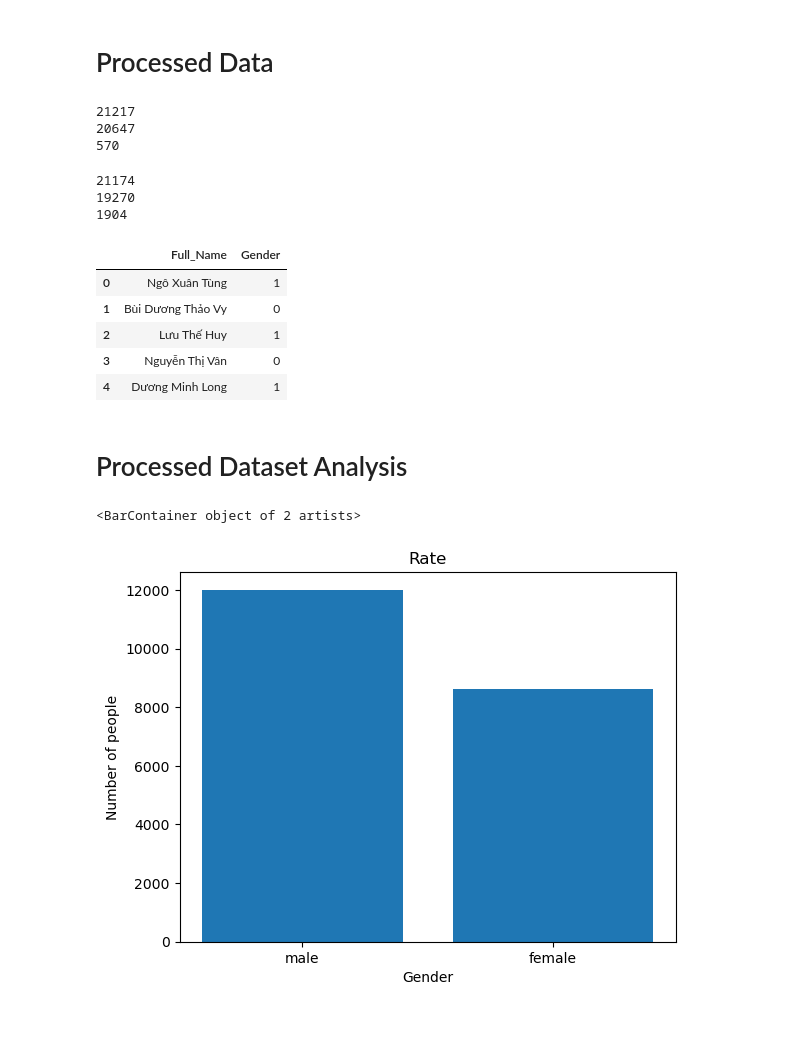
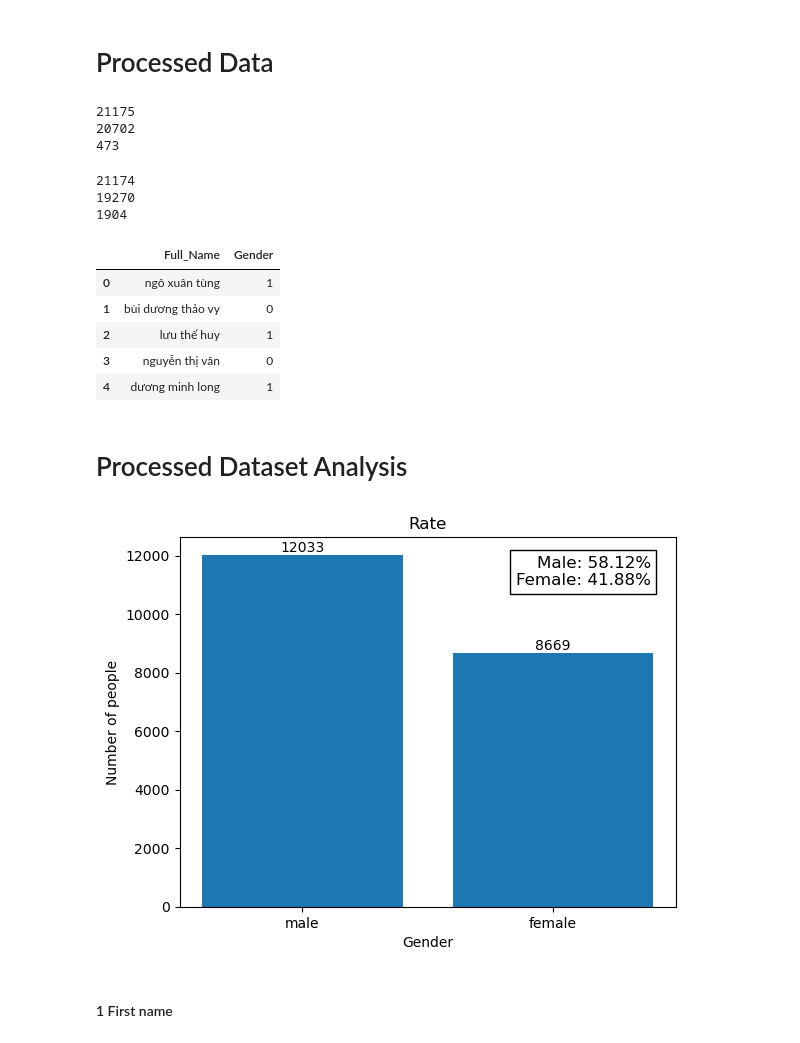
Before and after one commit to namhainguyen2803/The-Mr.-or-Ms.-Dilemma-Can-You-Guess-Them-All, a Jupyter notebook: GenderPrediction/dataset/Data.ipynb, the cells around one changed output. Cells and saved outputs as stored; diff of their text form; code cells hidden in the pictures.

```diff
--- a/GenderPrediction/dataset/Data.ipynb
+++ b/GenderPrediction/dataset/Data.ipynb
@@ -48,8 +48,10 @@ for fname, gender in zip(df1["Full_Name"], df1["Gender"]):
     fname_lst = fname.split()
     if len(fname_lst) > 1:
         fn = " ".join([word.strip() for word in fname_lst])
-        data2["Full_Name"].append(fn)
+        data2["Full_Name"].append(fn.lower())
         data2["Gender"].append(gender)
+    else:
+        print(fname)
 df2 = pd.DataFrame(data2)
-df2
+df2 = df2.drop_duplicates()
 # %% [output]
@@ -96,11 +97,10 @@ with open(origin + "The-Mr.-or-Ms.-Dilemma-Can-You-Guess-Them-All/GenderPredicti
         viword.append(l)
   # Dictionary is lack of Vietnamese words. So, add more vietnamese word to dictionary to do not remove sounded-vietnamese words.
   # But there are a lot word I can not check local vietnamese words, last name,
-  viword += ["nguyễn", "phan", "vy", "khưu","huế","duyến","thuân","my","ý","vủ","huyến","khỡi","liểu","nhiền",
-            "nhộc","sỹ","thấn","luyển","thũ","thuy","vỹ","duẩn","bữu","dủ","voòng","thuấn","mỵ","tìa","sỷ"]
+  viword += ["nguyễn", "phan", "vy", "khưu","huế","duyến","thuân","my","ý","vủ","huyến","khỡi","liểu","nhiền","kiễu","bim","điễm","diểm","nhực","vỷ","tạn","riêm","oánh",
+            "nhộc","sỹ","thấn","luyển","thũ","thuy","vỹ","duẩn","bữu","dủ","voòng","thuấn","mỵ","tìa","sỷ","thy","huẩn","xiêng","diển","vỵ","hửu","tiển","toản","mỷ","vỉnh"]
   # Besides, we still do not ensure that all non-vietnamese words are removed when non-vietnamese is in dictionary (dictionary error, human error)
 viword =sorted(set(viword)) # remove duplicate words then sort
-print(len(viword))
-# viword
+print("unique words in dictionary",len(viword))
 # if l not in "abcdefghijklmnopqrstvwuxyz":
 # %% [output]
@@ -316,7 +304,7 @@ print(len(full_name))
 print(len(final_data["Full_Name"]))
 print(len(rm))
 # %% [output]
-21217
-20647
-570
+21175
+20702
+473
 # %%
@@ -334,11 +323,11 @@ df_final.to_csv(file_path,index=False, sep=',')
 df_final.head()
 # %% [output]
 |  | Full_Name | Gender |
-| 0 | Ngô Xuân Tùng | 1 |
-| 1 | Bùi Dương Thảo Vy | 0 |
-| 2 | Lưu Thế Huy | 1 |
-| 3 | Nguyễn Thị Vân | 0 |
-| 4 | Dương Minh Long | 1 |
+| 0 | ngô xuân tùng | 1 |
+| 1 | bùi dương thảo vy | 0 |
+| 2 | lưu thế huy | 1 |
+| 3 | nguyễn thị vân | 0 |
+| 4 | dương minh long | 1 |
 # %%
 # print(rm)
 # %% [markdown]
@@ -358,8 +347,24 @@ no = [male, female]
 # %%
 plt.xlabel('Gender')
 plt.ylabel('Number of people')
 plt.title('Rate')
 plt.bar(sex, no)
+# Add value labels on top of the bars
+for i in range(len(no)):
+    plt.text(i, no[i], str(no[i]), ha='center', va='bottom')
+
+total = sum(no)
+percent_male = (male / total) * 100
+percent_female = (female / total) * 100
+
+# Add legend with percentage information
+text_box = f"Male: {percent_male:.2f}%\nFemale: {percent_female:.2f}%"
+plt.text(0.95, 0.95, text_box, transform=plt.gca().transAxes,
+         fontsize=12, verticalalignment='top', horizontalalignment='right',
+         bbox=dict(facecolor='white', alpha=1))
+
+plt.show()
 # %% [output]
-<BarContainer object of 2 artists>
-[figure, old version]
+[figure, new version]
+# %% [markdown]
+#### 1 First name
```
Also changed, not shown: parts of 28 cells of this notebook, 5 other files.
